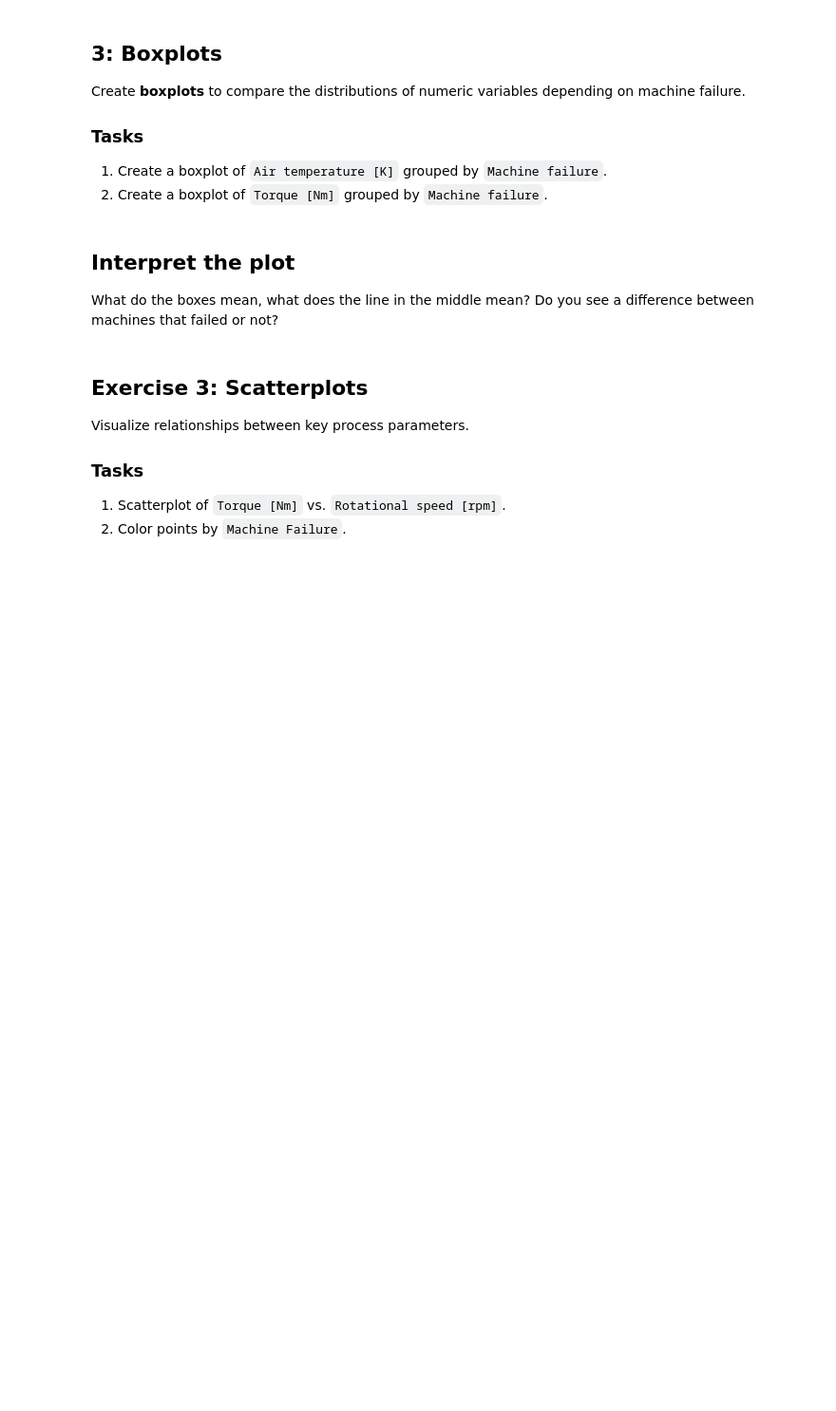
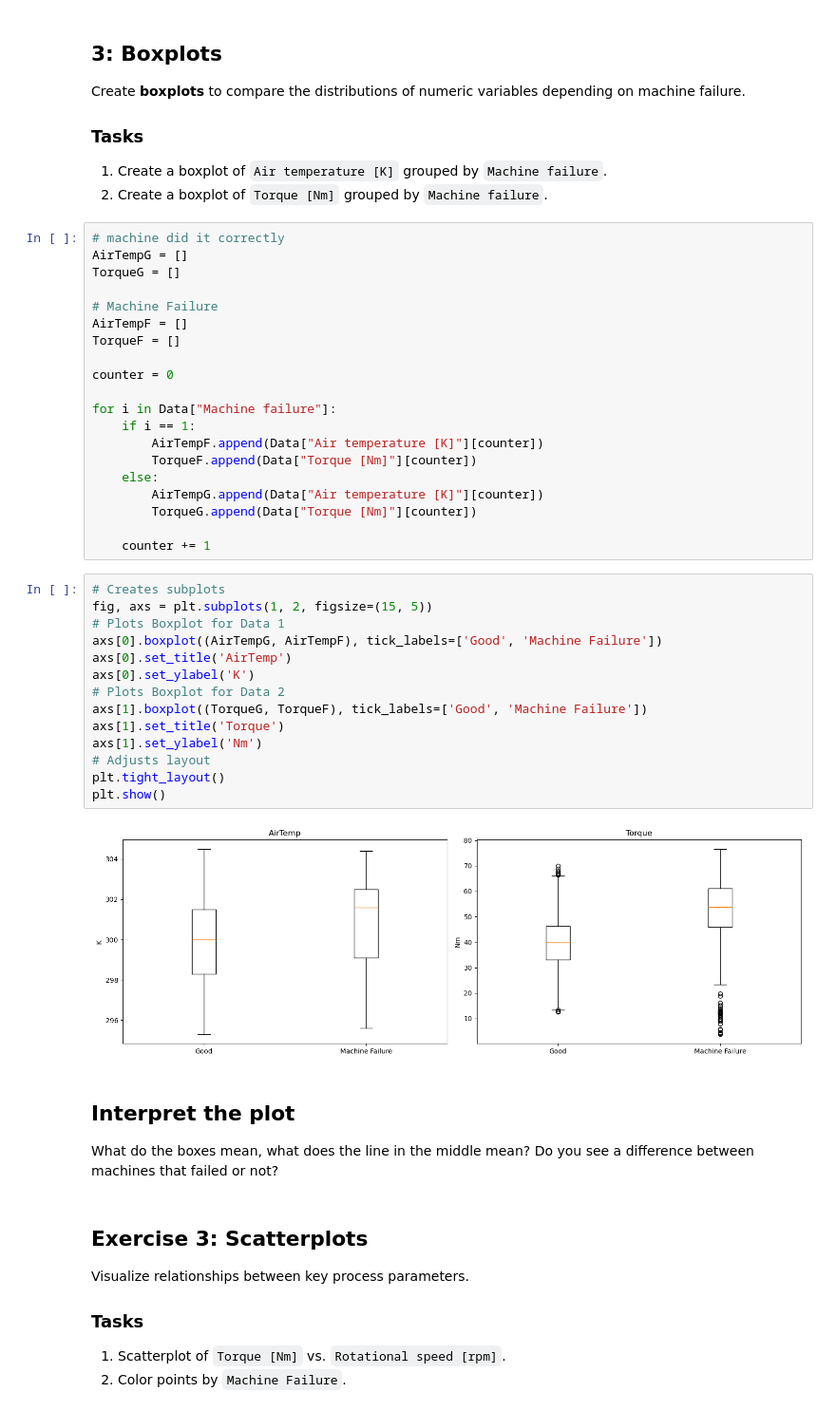
Before and after one commit to MathijsCok/Toegepaste_AI, a Jupyter notebook: Week5_Visualization_Exercise.ipynb, the cells around one changed output. Shown at 95% size. Saved outputs shown, nothing was run; the diff lists cells and outputs as text; blank space fills up the shorter version.

```diff
--- a/Week5_Visualization_Exercise.ipynb
+++ b/Week5_Visualization_Exercise.ipynb
@@ -47,6 +97,42 @@ Create **boxplots** to compare the distributions of numeric variables depending
 ### Tasks
 1. Create a boxplot of `Air temperature [K]` grouped by `Machine failure`.
 2. Create a boxplot of `Torque [Nm]` grouped by `Machine failure`.
+# %%
+# machine did it correctly
+AirTempG = []
+TorqueG = []
+
+# Machine Failure
+AirTempF = []
+TorqueF = []
+
+counter = 0
+
+for i in Data["Machine failure"]:
+    if i == 1:
+        AirTempF.append(Data["Air temperature [K]"][counter])
+        TorqueF.append(Data["Torque [Nm]"][counter])
+    else:
+        AirTempG.append(Data["Air temperature [K]"][counter])
+        TorqueG.append(Data["Torque [Nm]"][counter])
+
+    counter += 1
+# %%
+# Creates subplots
+fig, axs = plt.subplots(1, 2, figsize=(15, 5))
+# Plots Boxplot for Data 1
+axs[0].boxplot((AirTempG, AirTempF), tick_labels=['Good', 'Machine Failure'])
+axs[0].set_title('AirTemp')
+axs[0].set_ylabel('K')
+# Plots Boxplot for Data 2
+axs[1].boxplot((TorqueG, TorqueF), tick_labels=['Good', 'Machine Failure'])
+axs[1].set_title('Torque')
+axs[1].set_ylabel('Nm')
+# Adjusts layout
+plt.tight_layout()
+plt.show()
+# %% [output]
+[figure, added]
 # %% [markdown]
 ## Interpret the plot
 What do the boxes mean, what does the line in the middle mean? Do you see a difference between machines that failed or not?
```
Also changed, not shown: parts of 3 cells of this notebook.
